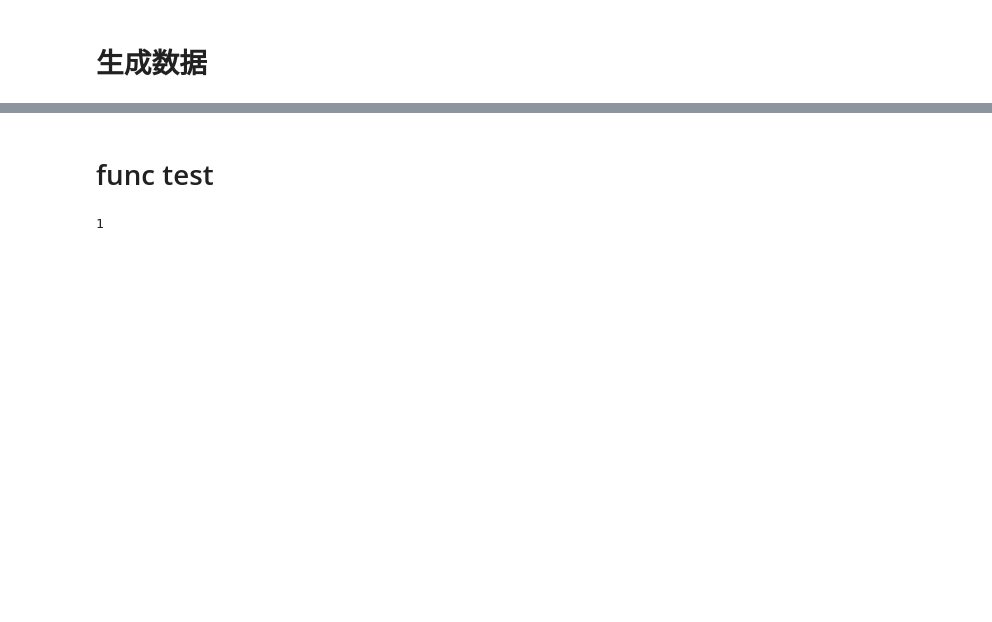
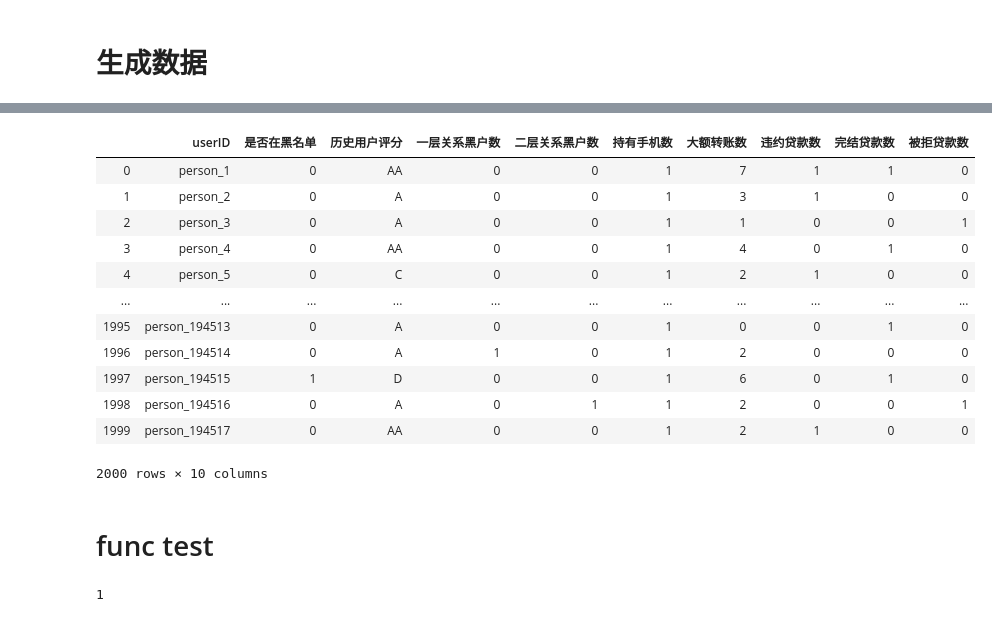
Before and after one commit to OnikoKane/RMgraph, a Jupyter notebook: graph数据生成或测试/graphTest.ipynb, the cells around one changed output, grey strips where cells are left out. Drawn from its saved outputs; the diff is of its cells as text; code cells hidden in the pictures; blank space fills up the shorter version.

```diff
--- a/graph数据生成或测试/graphTest.ipynb
+++ b/graph数据生成或测试/graphTest.ipynb
@@ -422,3 +496,20 @@ df.to_csv(r'out/graphOut.csv', encoding='utf-8', index=False)
+# %%
+df1=pd.read_csv(r'out/graphOut.csv', encoding='utf-8')
+df1[:2000]
+# %% [output]
+|  | userID | 是否在黑名单 | 历史用户评分 | 一层关系黑户数 | 二层关系黑户数 | 持有手机数 | 大额转账数 | 违约贷款数 | 完结贷款数 | 被拒贷款数 |
+| 0 | person_1 | 0 | AA | 0 | 0 | 1 | 7 | 1 | 1 | 0 |
+| 1 | person_2 | 0 | A | 0 | 0 | 1 | 3 | 1 | 0 | 0 |
+| 2 | person_3 | 0 | A | 0 | 0 | 1 | 1 | 0 | 0 | 1 |
+| 3 | person_4 | 0 | AA | 0 | 0 | 1 | 4 | 0 | 1 | 0 |
+| 4 | person_5 | 0 | C | 0 | 0 | 1 | 2 | 1 | 0 | 0 |
+| ... | ... | ... | ... | ... | ... | ... | ... | ... | ... | ... |
+| 1995 | person_194513 | 0 | A | 0 | 0 | 1 | 0 | 0 | 1 | 0 |
+| 1996 | person_194514 | 0 | A | 1 | 0 | 1 | 2 | 0 | 0 | 0 |
+| 1997 | person_194515 | 1 | D | 0 | 0 | 1 | 6 | 0 | 1 | 0 |
+| 1998 | person_194516 | 0 | A | 0 | 1 | 1 | 2 | 0 | 0 | 1 |
+| 1999 | person_194517 | 0 | AA | 0 | 0 | 1 | 2 | 1 | 0 | 0 |
+2000 rows × 10 columns
 # %% [markdown]
 # func test
 # %%
```
Also changed, not shown: parts of 10 cells of this notebook.
